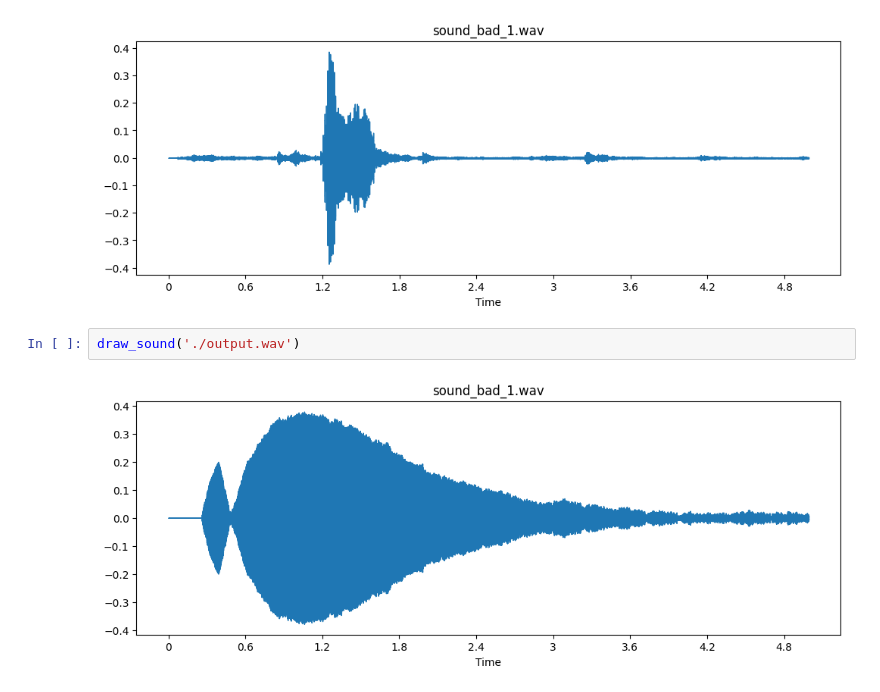
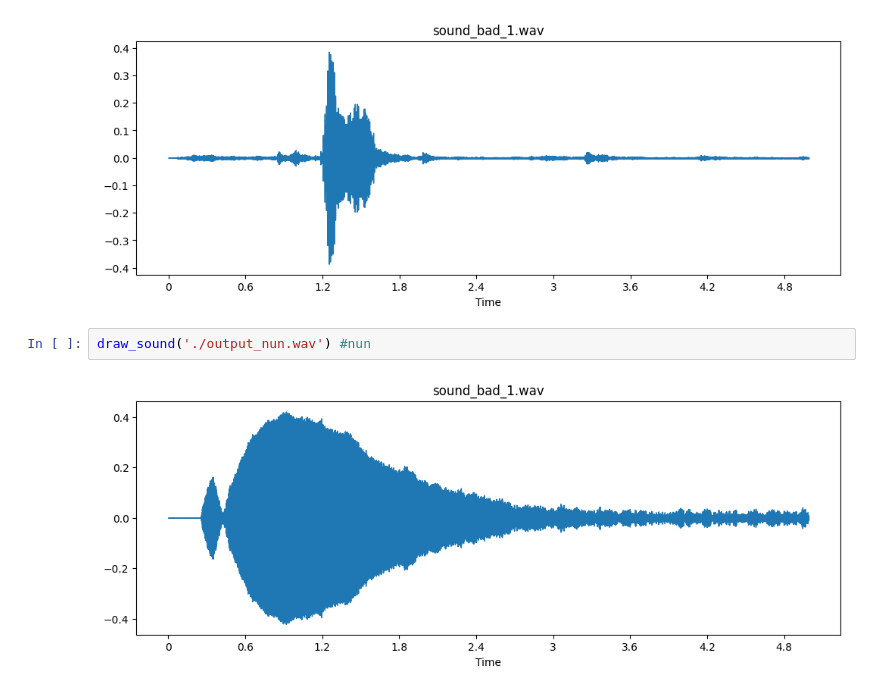
Before and after one commit to addinedu-amr/deeplearning-repo-1, a Jupyter notebook: NLP/mfcc_random_forest.ipynb, the cells around one changed output. Drawn from its saved outputs; the diff is of its cells as text.

```diff
--- a/NLP/mfcc_random_forest.ipynb
+++ b/NLP/mfcc_random_forest.ipynb
@@ -498,6 +497,6 @@ draw_sound('./record_yes_no/아니요_3.wav')
 # %% [output]
 [figure]
 # %%
-draw_sound('./output.wav')
+draw_sound('./output_nun.wav') #nun
 # %% [output]
-[figure, old version]
+[figure, new version]
```
Also changed, not shown: parts of 14 cells of this notebook.
